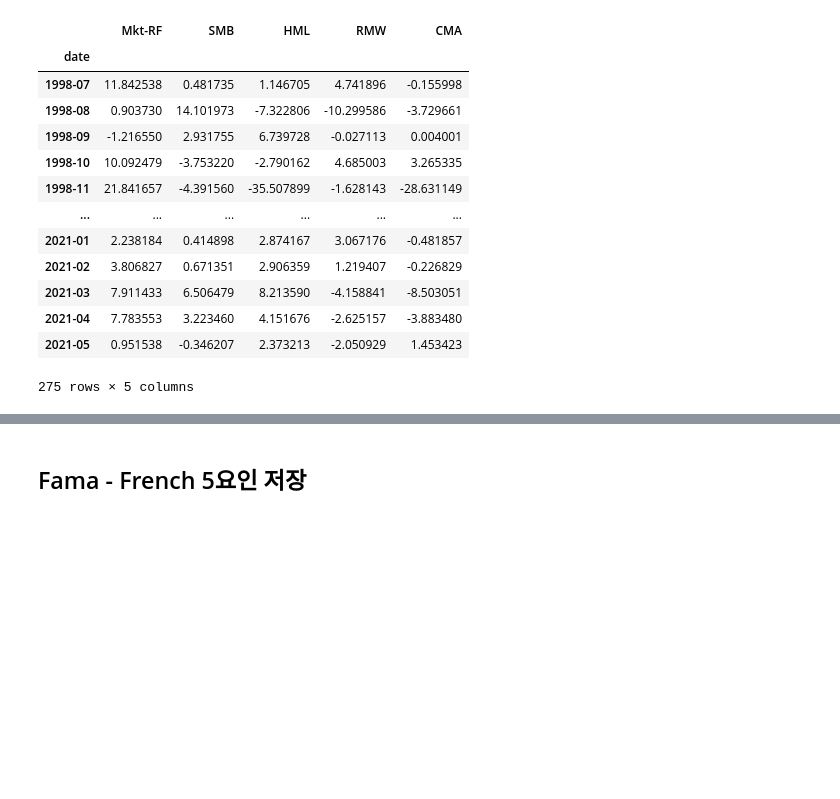
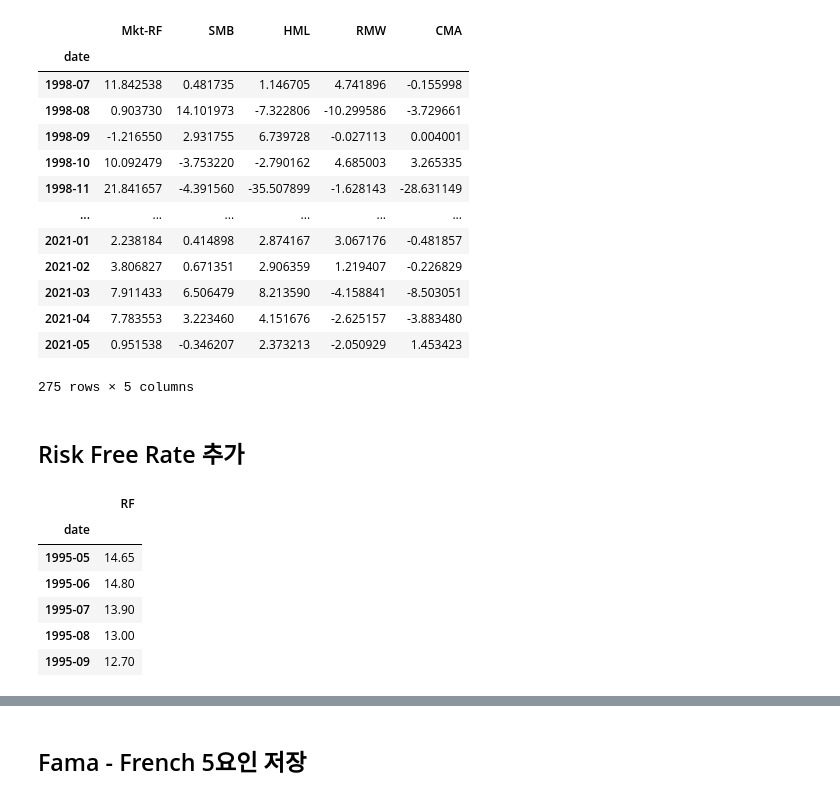
Before and after one commit to Hertz-and-Alpha/machine-learning-for-trading-korea-stock, a Jupyter notebook: data/01_create_fama_french_kospi.ipynb, the cells around one changed output, grey strips where cells are left out. Saved outputs shown, nothing was run; the diff lists cells and outputs as text; code cells hidden in the pictures; blank space fills up the shorter version.

```diff
--- a/data/01_create_fama_french_kospi.ipynb
+++ b/data/01_create_fama_french_kospi.ipynb
@@ -947,3 +948,5 @@ fama_french_5_factor_korea
 | 2021-04 | 7.783553 | 3.223460 | 4.151676 | -2.625157 | -3.883480 |
 | 2021-05 | 0.951538 | -0.346207 | 2.373213 | -2.050929 | 1.453423 |
 275 rows × 5 columns
+# %% [markdown]
+## Risk Free Rate 추가
@@ -949,0 +962,10 @@ fama_french_5_factor_korea
+# %%
+risk_free.head()
+# %% [output]
+|  | RF |
+| date |  |
+| 1995-05 | 14.65 |
+| 1995-06 | 14.80 |
+| 1995-07 | 13.90 |
+| 1995-08 | 13.00 |
+| 1995-09 | 12.70 |
```
Also changed, not shown: parts of 7 cells of this notebook.
